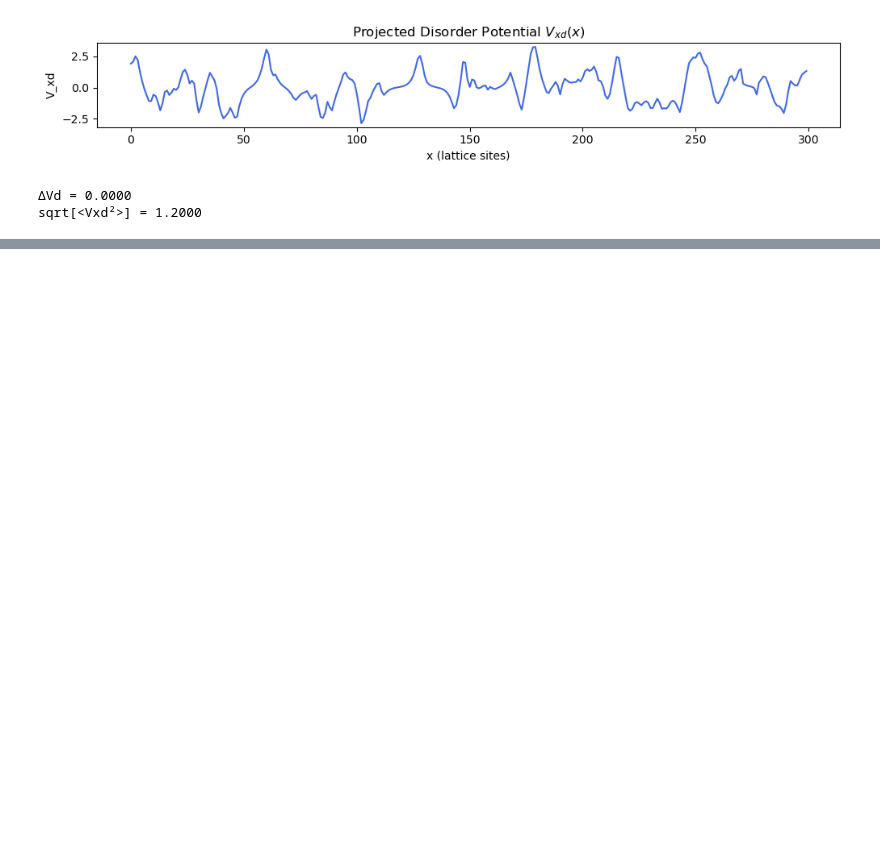
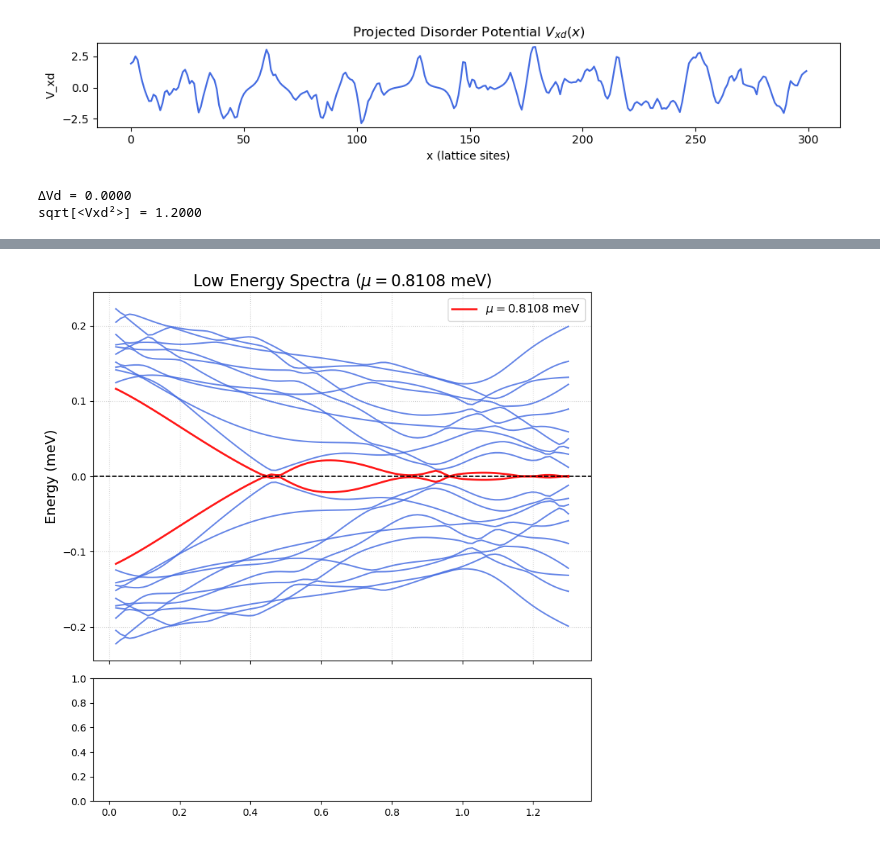
Before and after one commit to polianahp/Nonlocality-of-local-Andreev-conductances-as-a-probe-for-topological-Majorana-wires, a Jupyter notebook: no_lead_spectra.ipynb, the cells around one changed output, grey strips where cells are left out. Cells and saved outputs as stored; diff of their text form; code cells hidden in the pictures; blank space fills up the shorter version.

```diff
--- a/no_lead_spectra.ipynb
+++ b/no_lead_spectra.ipynb
@@ -240,0 +275,43 @@ NameError: name 'Lb' is not defined
+# %%
+
+
+plot_vz = Vz_var
+
+plot_spectra = spectrum
+
+# 6. Create the Figure with 2 Subplots
+# gridspec_kw={'height_ratios': [3, 1]} makes the top plot 3x taller than the bottom
+fig, (ax1, ax2) = plt.subplots(
+    nrows=2, ncols=1,
+    figsize=(8, 8),
+    dpi=100,
+    sharex=True,
+    gridspec_kw={'height_ratios': [3, 1]}
+)
+
+# ---------------------------------------------------------
+# TOP PLOT (ax1): Energy Spectrum
+# ---------------------------------------------------------
+# Plot the bulk states in standard blue
+ax1.plot(plot_vz, plot_spectra[:, :10], color='royalblue', alpha=0.8, linewidth=1.5)
+ax1.plot(plot_vz, plot_spectra[:, 12:], color='royalblue', alpha=0.8, linewidth=1.5)
+
+# Plot the two states closest to E=0 in red.
+ax1.plot(plot_vz, plot_spectra[:, 10:12], color='red', alpha=0.9, linewidth=2.0, label=rf"$\mu = {target_mu}$ meV")
+
+ax1.axhline(0, color='black', linestyle='--', linewidth=1.2)
+ax1.set_ylabel("Energy (meV)", fontsize=14)
+ax1.set_title(f"Low Energy Spectra ($\mu = {target_mu}$ meV)", fontsize=16)
+ax1.grid(True, linestyle=':', alpha=0.6)
+
+# Fix the legend so the mu label only appears once
+handles, labels = ax1.get_legend_handles_labels()
+by_label = dict(zip(labels, handles))
+ax1.legend(by_label.values(), by_label.keys(), loc='upper right', fontsize=12)
+
+
+# Clean up layout so labels don't overlap
+plt.tight_layout()
+plt.show()
+# %% [output]
+[figure, added]
```
Also changed, not shown: parts of 7 cells of this notebook, 3 other files.
